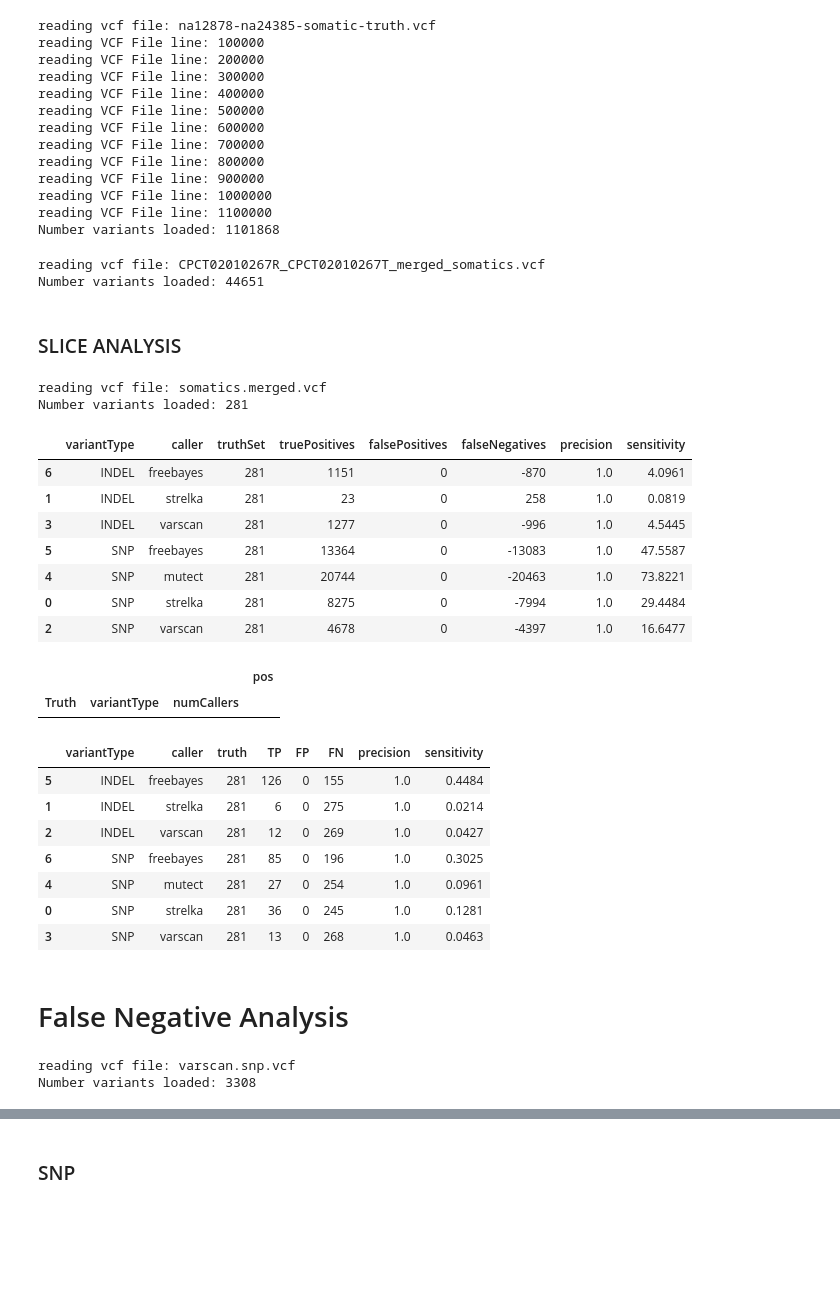
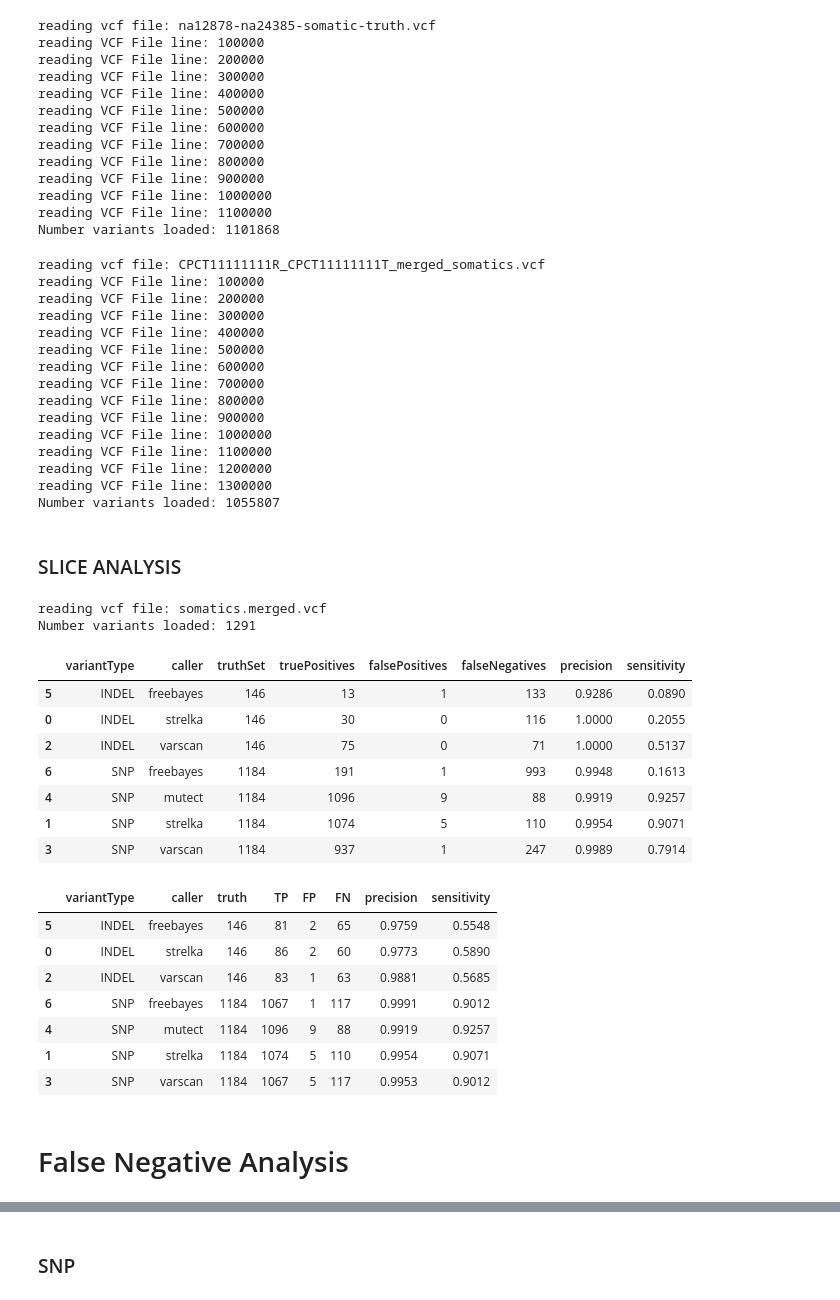
Before and after one commit to hartwigmedical/scripts, a Jupyter notebook: ipython/VCF_BENCHMARK_ANALYSIS.ipynb, the cells around one changed output, grey strips where cells are left out. Drawn from its saved outputs; the diff is of its cells as text; code cells hidden in the pictures; blank space fills up the shorter version.

```diff
--- a/ipython/VCF_BENCHMARK_ANALYSIS.ipynb
+++ b/ipython/VCF_BENCHMARK_ANALYSIS.ipynb
@@ -16,7 +16,9 @@ import analyseVCF as aVCF
 import venn as vn
 # %%
 #CHROM SLICING
-minChromFrac = 17.443476
-maxChromFrac = 17.491846
+#minChromFrac = 17.443476
+#maxChromFrac = 17.491846
+minChromFrac = 17.689695
+maxChromFrac = 17.73896
 # %%
 # BED FILE
@@ -70,19 +68,32 @@ Number variants loaded: 1101868
 # %%
 # LOAD SAMPLE VCF + match to truth set
 sampleBed = copy.deepcopy(bed)
-df = aVCF.loadVaraintsFromVCF(VCF_PATH,VCF_FILE_NAME,SAMPLE_NAMES,VCF_SAMPLE,True,False)#True,sampleBed)
+df = aVCF.loadVaraintsFromVCF(VCF_PATH,VCF_FILE_NAME,SAMPLE_NAMES,VCF_SAMPLE,True,True,sampleBed)
 df['Truth']=df.chromPos.isin(dfTruth['chromPos'])
 df = df[(df.chromFrac > minChromFrac)&(df.chromFrac < maxChromFrac)]
 # %% [output]
-reading vcf file: CPCT02010267R_CPCT02010267T_merged_somatics.vcf
-Number variants loaded: 44651
+reading vcf file: CPCT11111111R_CPCT11111111T_merged_somatics.vcf
+reading VCF File line: 100000
+reading VCF File line: 200000
+reading VCF File line: 300000
+reading VCF File line: 400000
+reading VCF File line: 500000
+reading VCF File line: 600000
+reading VCF File line: 700000
+reading VCF File line: 800000
+reading VCF File line: 900000
+reading VCF File line: 1000000
+reading VCF File line: 1100000
+reading VCF File line: 1200000
+reading VCF File line: 1300000
+Number variants loaded: 1055807
 # %% [markdown]
 <h3> SLICE ANALYSIS
 # %%
 sliceBed = copy.deepcopy(bed)
 # %%
 # SLICE SETTINGS
-SLICE_VCF_PATH = "/Users/peterpriestley/hmf/sliceCPCT02101267/"
+SLICE_VCF_PATH = "/Users/peterpriestley/hmf/slice2-70-30/"
 SLICE_VCF_FILE_NAME = "somatics.merged.vcf"
 SLICE_SAMPLE_NAMES = SAMPLE_NAMES
 dfSlice = aVCF.loadVaraintsFromVCF(SLICE_VCF_PATH,SLICE_VCF_FILE_NAME,SLICE_SAMPLE_NAMES,VCF_SAMPLE,True,True,sliceBed)
@@ -90,7 +101,7 @@ dfSlice['Truth']=dfSlice.chromPos.isin(dfTruth['chromPos'])
 dfSlice = dfSlice[(dfSlice.chromFrac > minChromFrac)&(dfSlice.chromFrac < maxChromFrac)]
 # %% [output]
 reading vcf file: somatics.merged.vcf
-Number variants loaded: 281
+Number variants loaded: 1291
 # %%
 #PRECISION + SENSITIVITY by caller
 outputdata = []
@@ -112,48 +123,42 @@ outputDF.columns = (['variantType','caller','truthSet','truePositives','falsePos
 outputDF.sort_values(['variantType','caller'])
 # %% [output]
 |  | variantType | caller | truthSet | truePositives | falsePositives | falseNegatives | precision | sensitivity |
-| 6 | INDEL | freebayes | 281 | 1151 | 0 | -870 | 1.0 | 4.0961 |
-| 1 | INDEL | strelka | 281 | 23 | 0 | 258 | 1.0 | 0.0819 |
-| 3 | INDEL | varscan | 281 | 1277 | 0 | -996 | 1.0 | 4.5445 |
-| 5 | SNP | freebayes | 281 | 13364 | 0 | -13083 | 1.0 | 47.5587 |
-| 4 | SNP | mutect | 281 | 20744 | 0 | -20463 | 1.0 | 73.8221 |
-| 0 | SNP | strelka | 281 | 8275 | 0 | -7994 | 1.0 | 29.4484 |
-| 2 | SNP | varscan | 281 | 4678 | 0 | -4397 | 1.0 | 16.6477 |
+| 5 | INDEL | freebayes | 146 | 13 | 1 | 133 | 0.9286 | 0.0890 |
+| 0 | INDEL | strelka | 146 | 30 | 0 | 116 | 1.0000 | 0.2055 |
+| 2 | INDEL | varscan | 146 | 75 | 0 | 71 | 1.0000 | 0.5137 |
+| 6 | SNP | freebayes | 1184 | 191 | 1 | 993 | 0.9948 | 0.1613 |
+| 4 | SNP | mutect | 1184 | 1096 | 9 | 88 | 0.9919 | 0.9257 |
+| 1 | SNP | strelka | 1184 | 1074 | 5 | 110 | 0.9954 | 0.9071 |
+| 3 | SNP | varscan | 1184 | 937 | 1 | 247 | 0.9989 | 0.7914 |
-# %%
-dfSlice[['Truth','numCallers','pos','variantType']].groupby(['Truth','variantType','numCallers']).agg('count')
-# %% [output]
-|  |  |  | pos |
-| Truth | variantType | numCallers |  |
 # %%
 #PRECISION + SENSITIVITY by caller - SLICE
 outputdata = []
 for columnName in list(dfSlice):
     if columnName.endswith('allele'):
         myCaller = columnName[:-6]
         variantTypes = dfSlice[(dfSlice[myCaller+'allele'] != '')].variantType.unique()
         for variantType in variantTypes:
             truePositives = len(dfSlice[(dfSlice[myCaller+'allele'] != '') & (dfSlice['Truth'] == True) &(dfSlice['variantType'] == variantType)])
             positives = len(dfSlice[(dfSlice[myCaller+'allele'] != '')&(dfSlice['variantType'] == variantType)])
             truthSet = len(dfTruth[dfTruth['variantType'] == variantType])
             falseNegatives = truthSet - truePositives
             if positives > 0:
                 outputdata.append([variantType, myCaller, truthSet,truePositives,positives-truePositives, falseNegatives, \
                                    round(truePositives/float(positives),4),round(truePositives/float(truthSet),4)])
 
 outputDF = pd.DataFrame(outputdata)
 outputDF
 outputDF.columns = (['variantType','caller','truth','TP','FP','FN','precision','sensitivity'])
 outputDF.sort_values(['variantType','caller'])
-outputDF[outputDF.caller != 'mutect2'].sort_values(['variantType','caller'])
 # %% [output]
 |  | variantType | caller | truth | TP | FP | FN | precision | sensitivity |
-| 5 | INDEL | freebayes | 281 | 126 | 0 | 155 | 1.0 | 0.4484 |
-| 1 | INDEL | strelka | 281 | 6 | 0 | 275 | 1.0 | 0.0214 |
-| 2 | INDEL | varscan | 281 | 12 | 0 | 269 | 1.0 | 0.0427 |
-| 6 | SNP | freebayes | 281 | 85 | 0 | 196 | 1.0 | 0.3025 |
-| 4 | SNP | mutect | 281 | 27 | 0 | 254 | 1.0 | 0.0961 |
-| 0 | SNP | strelka | 281 | 36 | 0 | 245 | 1.0 | 0.1281 |
-| 3 | SNP | varscan | 281 | 13 | 0 | 268 | 1.0 | 0.0463 |
+| 5 | INDEL | freebayes | 146 | 81 | 2 | 65 | 0.9759 | 0.5548 |
+| 0 | INDEL | strelka | 146 | 86 | 2 | 60 | 0.9773 | 0.5890 |
+| 2 | INDEL | varscan | 146 | 83 | 1 | 63 | 0.9881 | 0.5685 |
+| 6 | SNP | freebayes | 1184 | 1067 | 1 | 117 | 0.9991 | 0.9012 |
+| 4 | SNP | mutect | 1184 | 1096 | 9 | 88 | 0.9919 | 0.9257 |
+| 1 | SNP | strelka | 1184 | 1074 | 5 | 110 | 0.9954 | 0.9071 |
+| 3 | SNP | varscan | 1184 | 1067 | 5 | 117 | 0.9953 | 0.9012 |
 # %% [markdown]
 # False Negative Analysis
 # %%
@@ -161,7 +166,7 @@ unfilteredBed = copy.deepcopy(bed)
 # %%
 # SETTINGS
 myCaller = 'varscan'
-UNFILTERED_VCF_PATH = "/Users/peterpriestley/hmf/slice2-70-30/"
+UNFILTERED_VCF_PATH = "/Users/peterpriestley/hmf/70-30slice/"
 if myCaller == 'varscan':
     UNFILTERED_VCF_FILE_NAME = "varscan.snp.vcf"
     UNFILTERED_SAMPLE_NAMES = {"TUMOR":myCaller}
@@ -179,9 +184,6 @@ elif myCaller == 'mutect':
 dfUnfiltered = aVCF.loadVaraintsFromVCF(UNFILTERED_VCF_PATH,UNFILTERED_VCF_FILE_NAME,UNFILTERED_SAMPLE_NAMES,VCF_SAMPLE,False,True,unfilteredBed)
 dfUnfiltered['Truth']=dfUnfiltered.chromPos.isin(dfTruth['chromPos'])
 dfUnfiltered = dfUnfiltered[(dfUnfiltered.chromFrac > minChromFrac)&(dfUnfiltered.chromFrac < maxChromFrac)]
-# %% [output]
-reading vcf file: varscan.snp.vcf
-Number variants loaded: 3308
 # %%
 dfTruth['inUnfiltered'+myCaller]=dfTruth.chromPos.isin(dfUnfiltered[dfUnfiltered[myCaller+'allele'] != '']['chromPos'])
 dfTruth['inSlice']=dfTruth.chromPos.isin(dfSlice['chromPos'])
```
Also changed, not shown: parts of 15 cells of this notebook, 8 other files.
